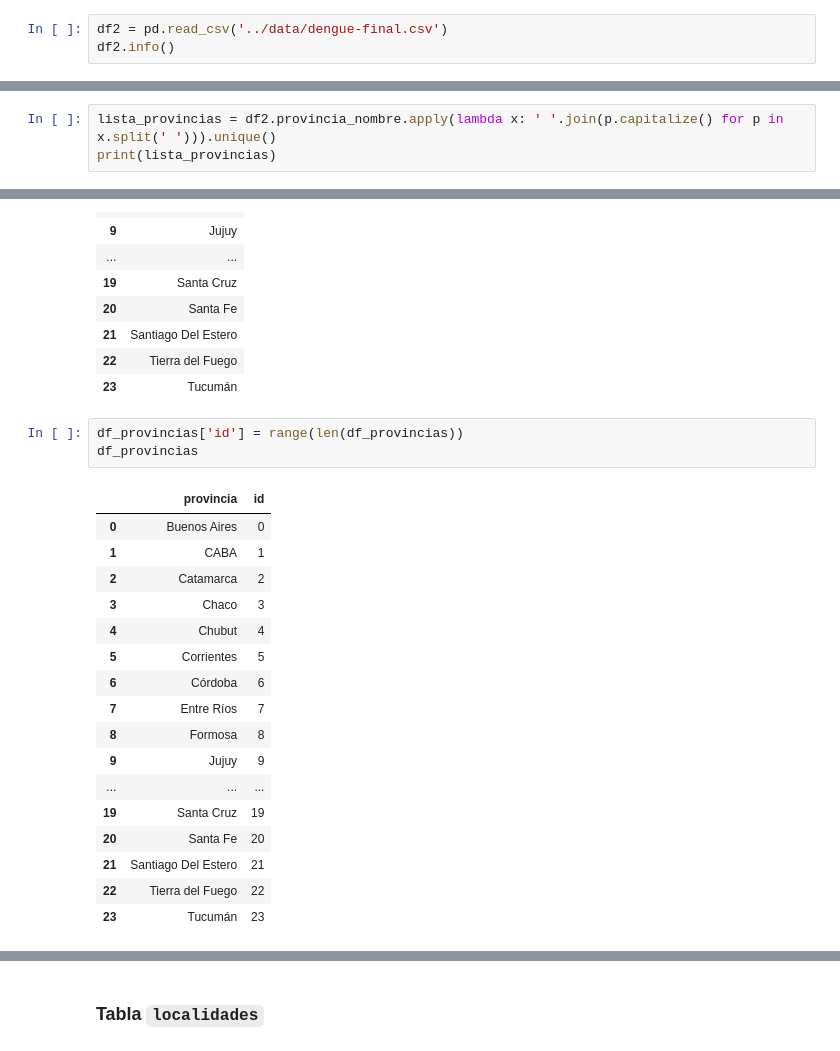
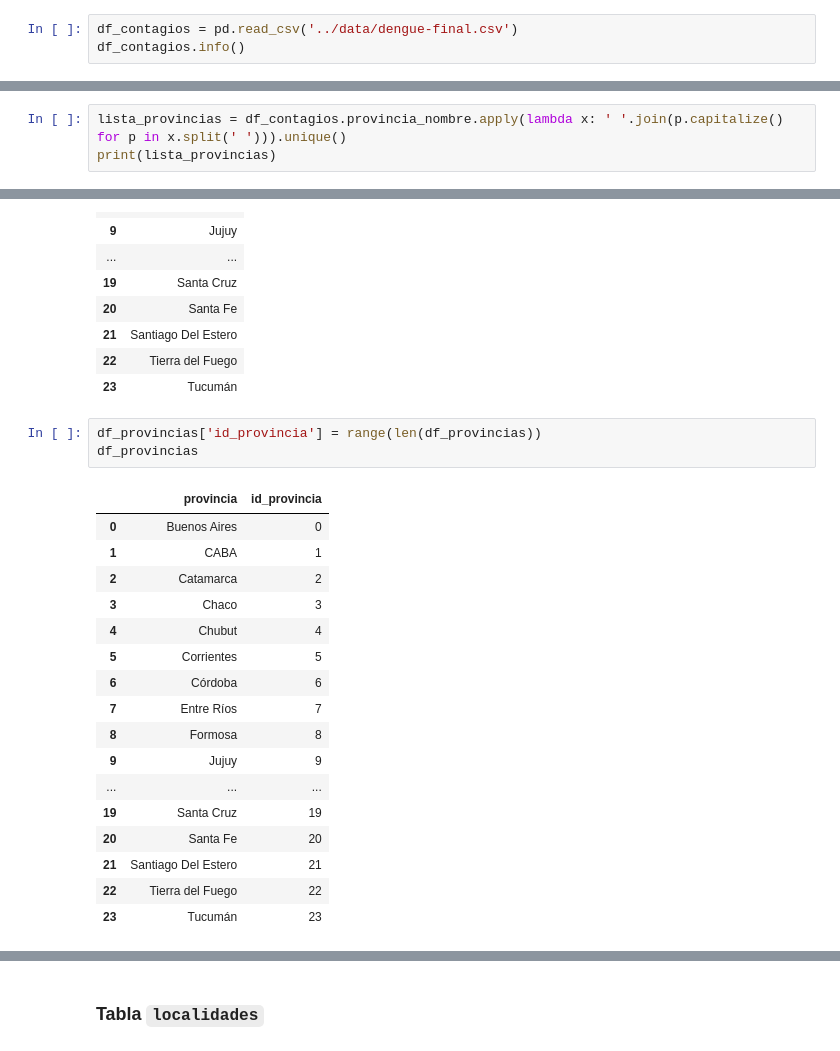
Before and after one commit to IS03/tp-dengue, a Jupyter notebook: jupyter/crear_db.ipynb, the cells around one changed output, grey strips where cells are left out. Saved outputs shown, nothing was run; the diff lists cells and outputs as text.

```diff
--- a/jupyter/crear_db.ipynb
+++ b/jupyter/crear_db.ipynb
@@ -44,8 +81,8 @@ Tabla "clima" creada con exito.
 # %% [markdown]
 ### Tabla `contagios`
 # %%
-df2 = pd.read_csv('../data/dengue-final.csv')
-df2.info()
+df_contagios = pd.read_csv('../data/dengue-final.csv')
+df_contagios.info()
 # %% [output]
 <class 'pandas.core.frame.DataFrame'>
 RangeIndex: 68126 entries, 0 to 68125
@@ -133,7 +197,7 @@ Tabla "calendario" creada con exito.
 # %%
 df_estaciones = pd.read_csv('../data/estaciones-meteorologicas-inta.csv')
 # %%
-lista_provincias = df2.provincia_nombre.apply(lambda x: ' '.join(p.capitalize() for p in x.split(' '))).unique()
+lista_provincias = df_contagios.provincia_nombre.apply(lambda x: ' '.join(p.capitalize() for p in x.split(' '))).unique()
 print(lista_provincias)
 # %% [output]
 ['Ciudad De Buenos Aires' 'Buenos Aires' 'Mendoza' 'Santa Fe' 'Rio Negro'
@@ -194,10 +258,10 @@ df_provincias
 | 22 | Tierra del Fuego |
 | 23 | Tucumán |
 # %%
-df_provincias['id'] = range(len(df_provincias))
+df_provincias['id_provincia'] = range(len(df_provincias))
 df_provincias
 # %% [output]
-|  | provincia | id |
+|  | provincia | id_provincia |
 | 0 | Buenos Aires | 0 |
 | 1 | CABA | 1 |
 | 2 | Catamarca | 2 |
```
Also changed, not shown: parts of 20 cells of this notebook, 4 other files.
